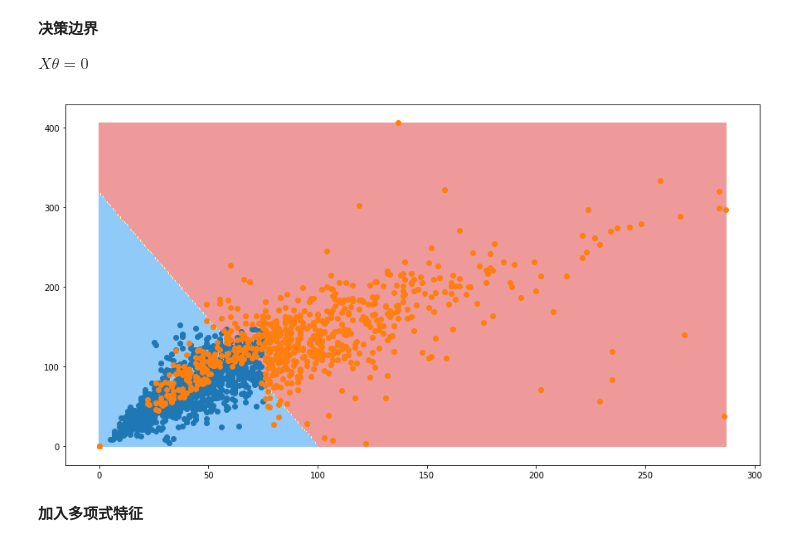
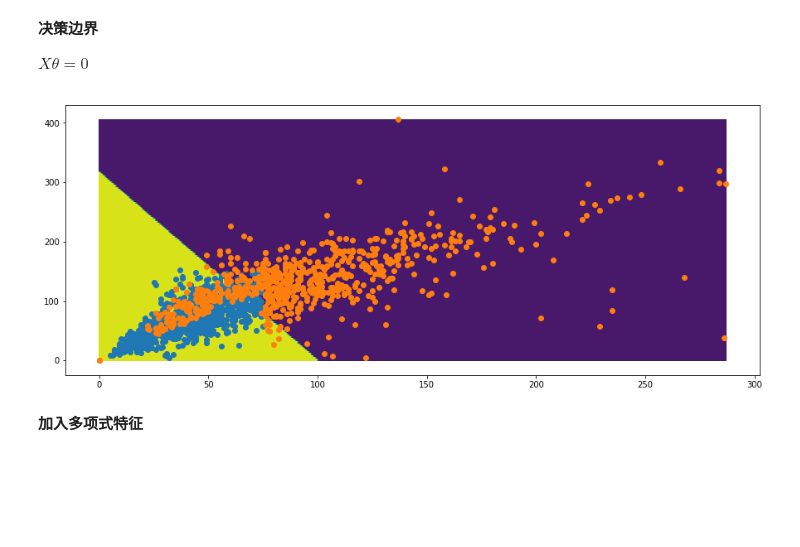
Before and after one commit to aimar112982/AQIstudy-1, a Jupyter notebook: AQI_analysis/LogRegforAQI.ipynb, the cells around one changed output. Drawn from its saved outputs; the diff is of its cells as text; code cells hidden in the pictures; blank space fills up the shorter version.

```diff
--- a/AQI_analysis/LogRegforAQI.ipynb
+++ b/AQI_analysis/LogRegforAQI.ipynb
@@ -16,6 +16,5 @@ import matplotlib.pyplot as plt
 # %%
 wh_data = pd.read_csv('../AQI_maincity/武汉.csv', index_col='date', encoding='utf-8', engine='python')
 wh_data.drop(wh_data[wh_data['质量等级']=='无'].index, inplace=True)
-wh_data.drop('质量等级', axis=1, inplace=True)
 wh_data.head()
 # %% [output]
@@ -33,7 +32,7 @@ def get_grade(aqi):
     else:
         return '-1'
 # %%
-wh_data['GRADE'] = wh_data.AQI.apply(get_grade).dropna(axis=0)
+wh_data['GRADE'] = wh_data.AQI.apply(get_grade)
 wh_data.groupby(by='GRADE').size()
 # %% [output]
 GRADE
@@ -41,7 +40,7 @@ GRADE
 1     1125
 dtype: int64
 # %%
-X = wh_data.iloc[:, 1:3]
+X = wh_data.iloc[:, 2:4]
 y = wh_data.iloc[:, -1]
 # %%
 X_good = X[y=='1']
@@ -78,28 +77,22 @@ log_reg.score(X_test, y_test)
 $X\theta=0$
 # %%
 def plot_decision_boundary(model, axis):
-
-    x0, x1 = np.meshgrid(
+    X0, X1 = np.meshgrid(
         np.linspace(axis[0], axis[1], int(axis[1]-axis[0])).reshape(-1, 1),
         np.linspace(axis[2], axis[3], int(axis[3]-axis[2])).reshape(-1, 1),
     )
-    X_new = np.c_[x0.ravel(), x1.ravel()]
+    X = np.c_[X0.ravel(), X1.ravel()]
+    Y = model.predict(X).reshape(X0.shape)
 
-    y_predict = model.predict(X_new)
-    zz = y_predict.reshape(x0.shape)
-
-    from matplotlib.colors import ListedColormap
-    custom_cmap = ListedColormap(['#EF9A9A','#FFF59D','#90CAF9'])
-
-    plt.contourf(x0, x1, zz, linewidth=5, cmap=custom_cmap)
+    plt.contourf(X0, X1, Y)
 # %%
-plt.figure(figsize=(15,8))
+plt.figure(figsize=(15,6))
 plot_decision_boundary(log_reg, axis=[0,np.max(X)[0], 0,np.max(X)[1]])
 plt.scatter(X_good['PM2.5'], X_good['PM10'])
 plt.scatter(X_bad['PM2.5'], X_bad['PM10'])
 plt.show()
 # %% [output]
-[figure, old version]
+[figure, new version]
 # %% [markdown]
 **加入多项式特征**
 # %%
```
Also changed, not shown: parts of 5 cells of this notebook.
